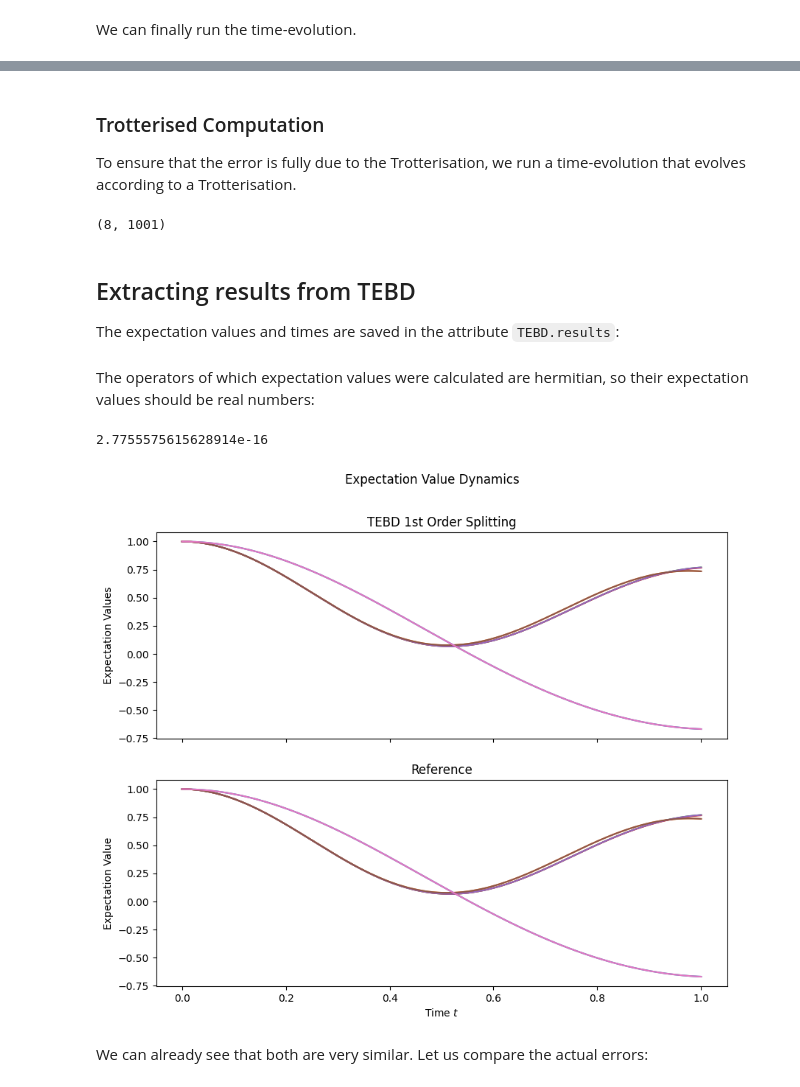
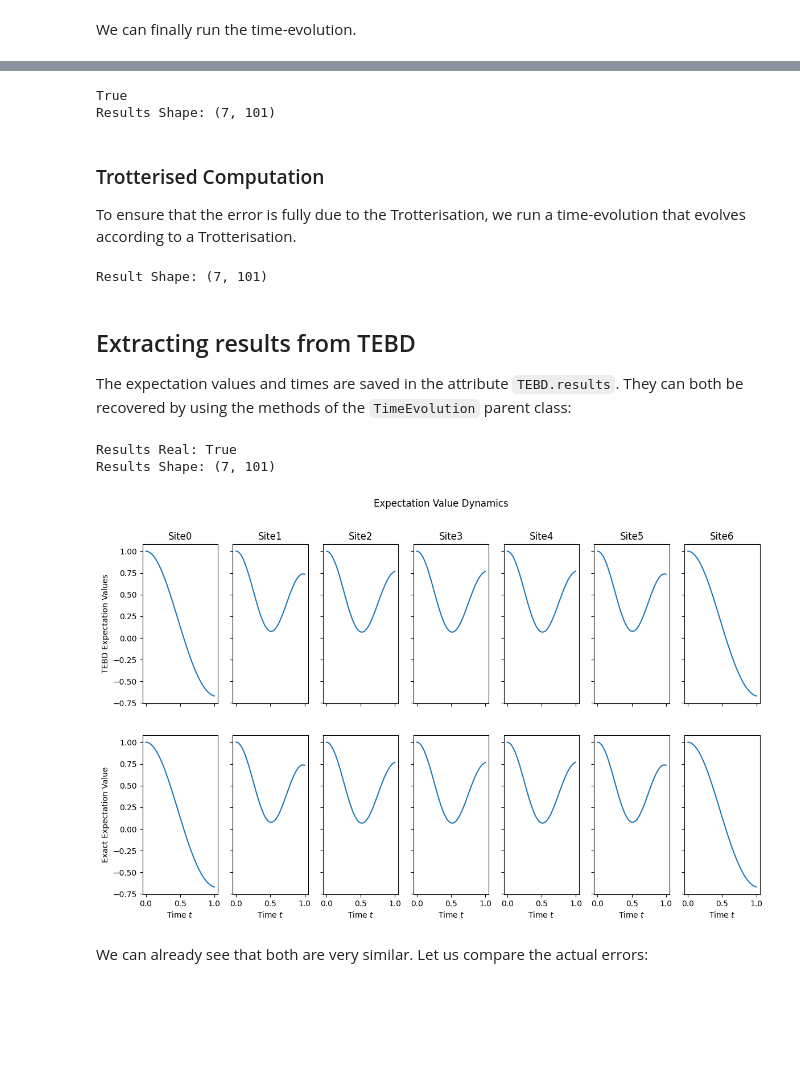
Before and after one commit to Drachier/PyTreeNet, a Jupyter notebook: example_notebooks/tebd/tebd_mps.ipynb, the cells around one changed output, grey strips where cells are left out. Drawn from its saved outputs; the diff is of its cells as text; code cells hidden in the pictures; blank space fills up the shorter version.

Commit message:
Adapt TEBD demo to new conventions (Still something wrong here)

```diff
--- a/example_notebooks/tebd/tebd_mps.ipynb
+++ b/example_notebooks/tebd/tebd_mps.ipynb
@@ -190,8 +186,7 @@ exp_operator = expm(-1j*time_step_size*ref_hamiltonian)
 # %% [markdown]
 As a final step of the set-up we have to define the operators from which we desire the expectation values.
 # %%
-operators = []
-
+ref_operators = []
 for sites in range(num_sites):
     site_operator = np.asarray([1])
     for sites2 in range(num_sites):
@@ -199,8 +194,7 @@ for sites in range(num_sites):
             site_operator = np.kron(site_operator, Z)
         else:
             site_operator = np.kron(site_operator, I)
-
-    operators.append(site_operator)
+    ref_operators.append(site_operator)
 # %% [markdown]
 We can finally run the time-evolution.
 # %%
@@ -224,3 +207,10 @@ results.shape
+# %%
+print(exact_evolution.results_real())
+exact_results = exact_evolution.operator_results(realise=True)
+print(f"Results Shape: {exact_results.shape}")
+# %% [output]
+True
+Results Shape: (7, 101)
 # %% [markdown]
 ### Trotterised Computation
 To ensure that the error is fully due to the Trotterisation, we run a time-evolution that evolves according to a Trotterisation.
@@ -250,63 +240,51 @@ for site in range(0,num_sites):
             operator = np.kron(operator, I)
     trotter_operators.append(operator)
 
+num_time_steps = exact_evolution.num_time_steps
 trotter_unitaries = [expm(-1j*time_step_size*term) for term in trotter_operators]
-results_trotterised = np.zeros((len(operators) + 1, num_time_steps + 1), dtype=complex)
-
+results_trotterised = np.zeros((len(ref_operators), num_time_steps + 1), dtype=complex)
 ref_state_trotter = zero_state
 for site in range(1, num_sites):
     ref_state_trotter = np.kron(ref_state_trotter, zero_state)
-
 for time_step in range(num_time_steps + 1):
     if time_step != 0:
         for unitary in trotter_unitaries:
             ref_state_trotter = unitary @ ref_state_trotter
-
     conj_state = np.conjugate(ref_state_trotter.T)
-    for i, operator in enumerate(operators):
+    for i, operator in enumerate(ref_operators):
         results_trotterised[i,time_step] = conj_state @ operator @ ref_state_trotter
 
-    results_trotterised[-1,time_step] = time_step * time_step_size
-
-results_trotterised.shape
+print(f"Result Shape: {results_trotterised.shape}")
 # %% [output]
-(8, 1001)
+Result Shape: (7, 101)
 # %% [markdown]
 ## Extracting results from TEBD
-The expectation values and times are saved in the attribute `TEBD.results`:
+The expectation values and times are saved in the attribute `TEBD.results`. They can both be recovered by using the methods of the `TimeEvolution` parent class:
 # %%
-times = [time.real for time in tebd_sim_1st.results[-1]]
-
-exp_val_Z_0 = [exp_val.real for exp_val in tebd_sim_1st.results[0]]
+times = tebd_sim_1st.times()
+print(f"Results Real: {tebd_sim_1st.results_real()}")
+results_1st_order = tebd_sim_1st.operator_results(realise=True)
+print(f"Results Shape: {results_1st_order.shape}")
+# %% [output]
+Results Real: True
+Results Shape: (7, 101)
-# %% [markdown]
-The operators of which expectation values were calculated are hermitian, so their expectation values should be real numbers:
-# %%
-max([exp_val.imag for exp_val in tebd_sim_1st.results[0]])
-# %% [output]
-2.7755575615628914e-16
 # %%
-ref_times = [time.real for time in results[-1]]
-
-fig, axs = plt.subplots(2, 1, sharex=True, sharey=True, figsize=(10,8))
-
+fig, axs = plt.subplots(2,7, sharex=True, sharey=True, figsize=(14,8))
 fig.suptitle("Expectation Value Dynamics")
 
 for site in range(num_sites):
-    axs[0].plot(times, [exp_val.real for exp_val in tebd_sim_1st.results[site]])
-
-axs[0].set_ylabel("Expectation Values")
-axs[0].set_title("TEBD 1st Order Splitting")
+    axs[0][site].set_title("Site" + str(site))
+    axs[0][site].plot(times, results_1st_order[site,:])
+axs[0][0].set_ylabel("TEBD Expectation Values")
 
 for site in range(num_sites):
-    axs[1].plot(ref_times, [exp_val.real for exp_val in results[site]])
-
-axs[1].set_xlabel("Time $t$")
-axs[1].set_ylabel("Expectation Value")
-axs[1].set_title("Reference")
+    axs[1][site].plot(times, exact_results[site,:])
+    axs[1][site].set_xlabel("Time $t$")
+axs[1][0].set_ylabel("Exact Expectation Value")
 
 plt.show()
 # %% [output]
-[figure, old version]
+[figure, new version]
 # %% [markdown]
 We can already see that both are very similar. Let us compare the actual errors:
 # %%
```
Also changed, not shown: parts of 25 cells of this notebook.
